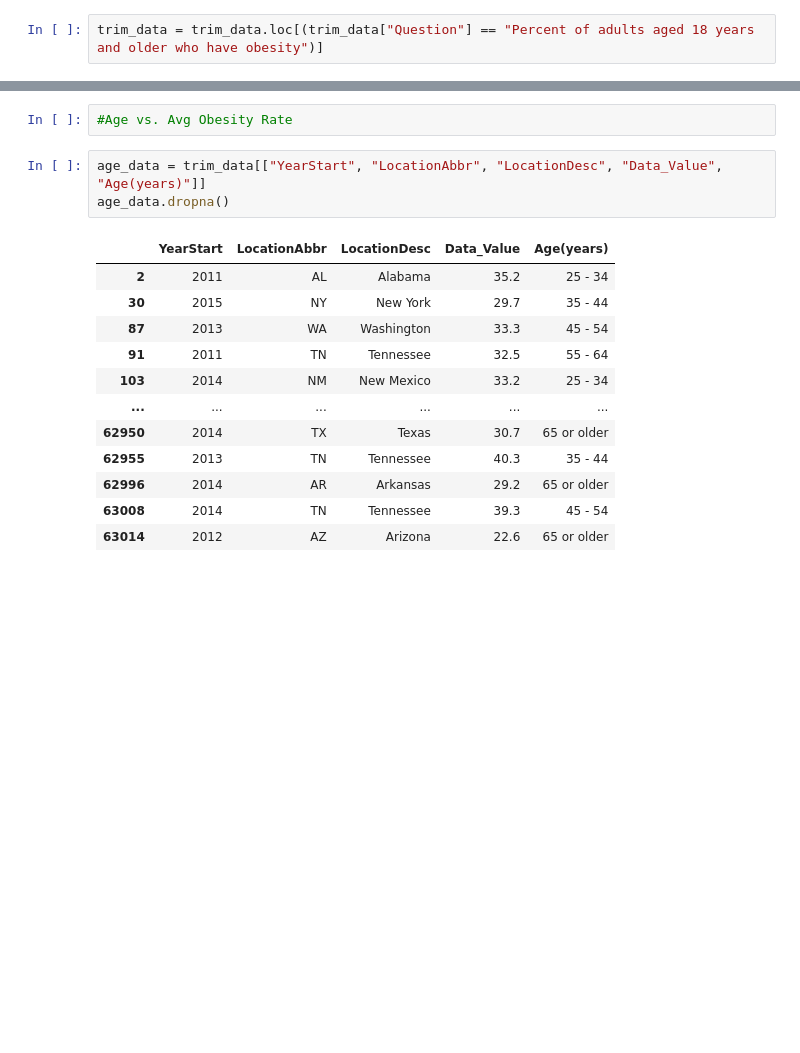
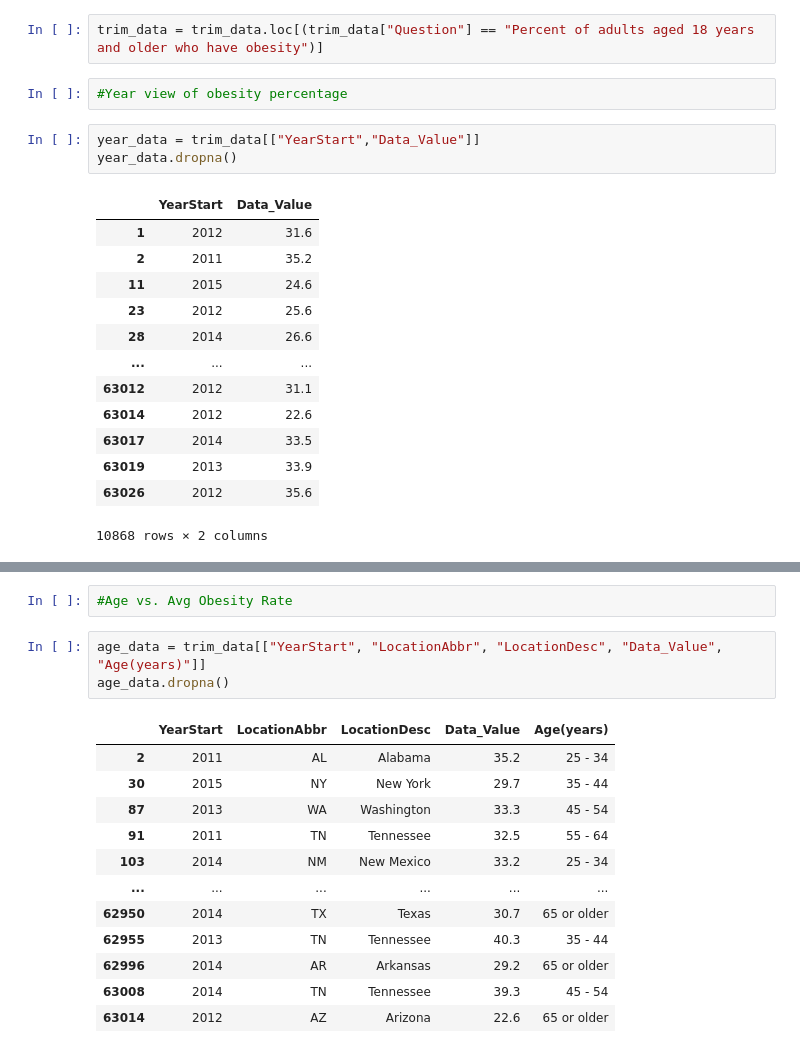
Before and after one commit to atpappa/Project1, a Jupyter notebook: DataExploration/cdc_data - Copy2.ipynb, the cells around one changed output, grey strips where cells are left out. Cells and saved outputs as stored; diff of their text form; blank space fills up the shorter version.

```diff
--- a/DataExploration/cdc_data - Copy2.ipynb
+++ b/DataExploration/cdc_data - Copy2.ipynb
@@ -29,3 +29,22 @@ trim_data.head()
 | 4 | 2011 | US | National | Percent of adults who engage in n... | 16.9 | 18 - 24 | NaN | NaN | ... |
 # %%
 trim_data = trim_data.loc[(trim_data["Question"] == "Percent of adults aged 18 years and older who have obesity")]
+# %%
+#Year view of obesity percentage
+# %%
+year_data = trim_data[["YearStart","Data_Value"]]
+year_data.dropna()
+# %% [output]
+|  | YearStart | Data_Value |
+| 1 | 2012 | 31.6 |
+| 2 | 2011 | 35.2 |
+| 11 | 2015 | 24.6 |
+| 23 | 2012 | 25.6 |
+| 28 | 2014 | 26.6 |
+| ... | ... | ... |
+| 63012 | 2012 | 31.1 |
+| 63014 | 2012 | 22.6 |
+| 63017 | 2014 | 33.5 |
+| 63019 | 2013 | 33.9 |
+| 63026 | 2012 | 35.6 |
+10868 rows × 2 columns
```
Also changed, not shown: parts of 5 cells of this notebook.
